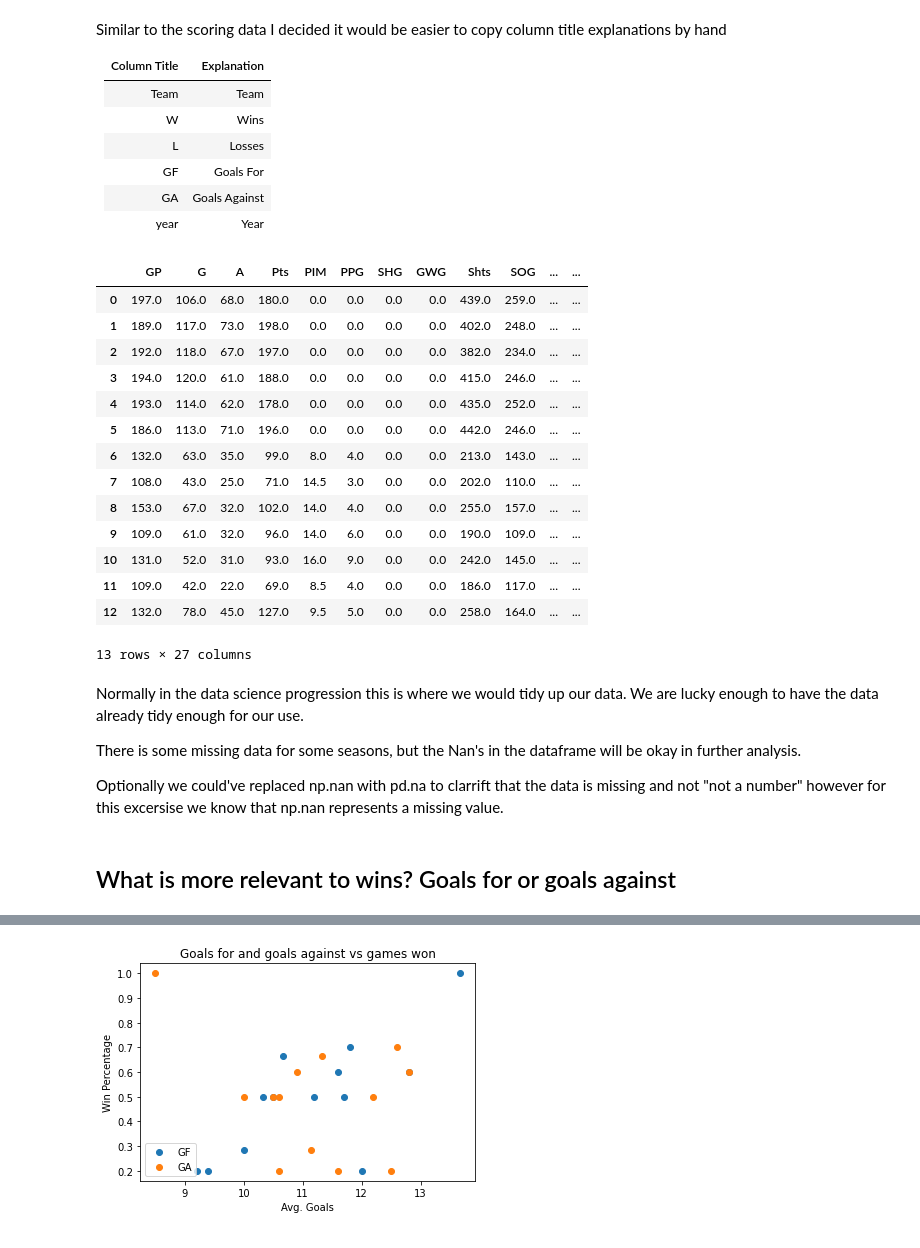
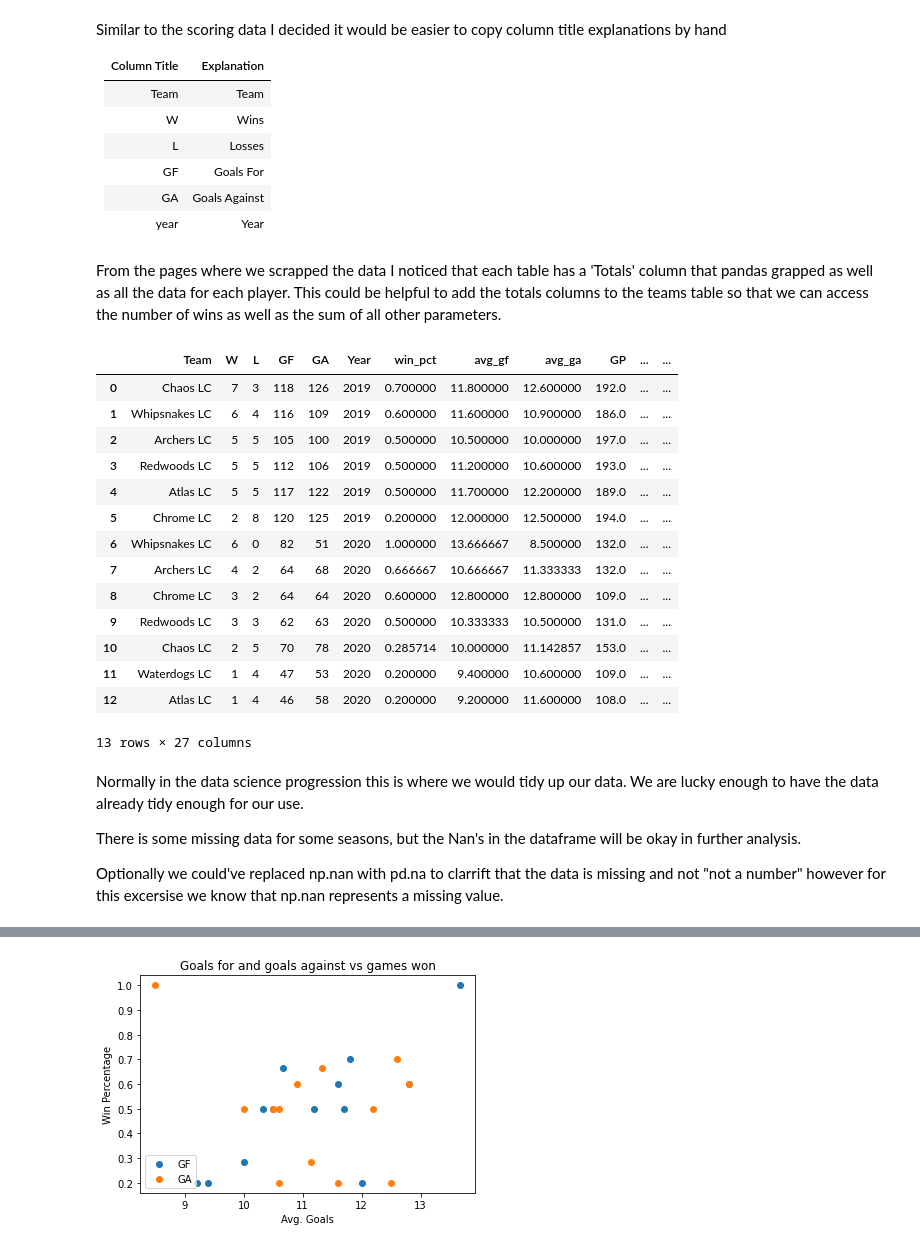
Before and after one commit to jpperret/how-to-win-pll-games, a Jupyter notebook: notebooks/how-to-win-pll-games.ipynb, the cells around one changed output, grey strips where cells are left out. Drawn from its saved outputs; the diff is of its cells as text; code cells hidden in the pictures.

```diff
--- a/notebooks/how-to-win-pll-games.ipynb
+++ b/notebooks/how-to-win-pll-games.ipynb
@@ -202,31 +155,43 @@ Similar to the scoring data I decided it would be easier to copy column title ex
 | GF | Goals For |
 | GA | Goals Against |
 | year | Year |
+# %% [markdown]
+From the pages where we scrapped the data I noticed that each table has a 'Totals' column that pandas grapped as well as all the data for each player. This could be helpful to add the totals columns to the teams table so that we can access the number of wins as well as the sum of all other parameters.
 # %%
-teams_df = players_df.loc[players_df['Player'] == 'Totals']
-teams_df = teams_df.dropna(axis=1, how='all')
-teams_df = teams_df.drop(teams_df.loc[teams_df['Team'] == 'Waterdogs LC'].loc[teams_df['Year'] == 2019].index, axis=0)
-teams_df = teams_df.drop(['Player'], axis=1)
-teams_df = teams_df.merge(standings, on=['Team', 'Year'])
+# start by selecting all the rows where the player name is 'Totals'
+totals_df = players_df.loc[players_df['Player'] == 'Totals']
 
+# Drop any columns where the entire column is empty (ie the position column)
+totals_df = totals_df.dropna(axis=1, how='all')
+
+# Drop the 2019 waterdogs (they didnt exist)
+totals_df = totals_df.drop(teams_df.loc[teams_df['Team'] == 'Waterdogs LC'].loc[teams_df['Year'] == 2019].index, axis=0)
+
+# Drop the playername column (each row is 'Totals')
+totals_df = totals_df.drop(['Player'], axis=1)
+
+# Add the totals data to the df where team and year match
+teams_df = teams_df.merge(totals_df, on=['Team', 'Year'])
+
+# don't need the totals rolls in the players df anymore
 players_df.drop(players_df.loc[players_df['Player'] == 'Totals'].index, axis=0, inplace=True)
 
 teams_df
 # %% [output]
-|  | GP | G | A | Pts | PIM | PPG | SHG | GWG | Shts | SOG | ... | ... |
-| 0 | 197.0 | 106.0 | 68.0 | 180.0 | 0.0 | 0.0 | 0.0 | 0.0 | 439.0 | 259.0 | ... | ... |
-| 1 | 189.0 | 117.0 | 73.0 | 198.0 | 0.0 | 0.0 | 0.0 | 0.0 | 402.0 | 248.0 | ... | ... |
-| 2 | 192.0 | 118.0 | 67.0 | 197.0 | 0.0 | 0.0 | 0.0 | 0.0 | 382.0 | 234.0 | ... | ... |
-| 3 | 194.0 | 120.0 | 61.0 | 188.0 | 0.0 | 0.0 | 0.0 | 0.0 | 415.0 | 246.0 | ... | ... |
-| 4 | 193.0 | 114.0 | 62.0 | 178.0 | 0.0 | 0.0 | 0.0 | 0.0 | 435.0 | 252.0 | ... | ... |
-| 5 | 186.0 | 113.0 | 71.0 | 196.0 | 0.0 | 0.0 | 0.0 | 0.0 | 442.0 | 246.0 | ... | ... |
-| 6 | 132.0 | 63.0 | 35.0 | 99.0 | 8.0 | 4.0 | 0.0 | 0.0 | 213.0 | 143.0 | ... | ... |
-| 7 | 108.0 | 43.0 | 25.0 | 71.0 | 14.5 | 3.0 | 0.0 | 0.0 | 202.0 | 110.0 | ... | ... |
-| 8 | 153.0 | 67.0 | 32.0 | 102.0 | 14.0 | 4.0 | 0.0 | 0.0 | 255.0 | 157.0 | ... | ... |
-| 9 | 109.0 | 61.0 | 32.0 | 96.0 | 14.0 | 6.0 | 0.0 | 0.0 | 190.0 | 109.0 | ... | ... |
-| 10 | 131.0 | 52.0 | 31.0 | 93.0 | 16.0 | 9.0 | 0.0 | 0.0 | 242.0 | 145.0 | ... | ... |
-| 11 | 109.0 | 42.0 | 22.0 | 69.0 | 8.5 | 4.0 | 0.0 | 0.0 | 186.0 | 117.0 | ... | ... |
-| 12 | 132.0 | 78.0 | 45.0 | 127.0 | 9.5 | 5.0 | 0.0 | 0.0 | 258.0 | 164.0 | ... | ... |
+|  | Team | W | L | GF | GA | Year | win_pct | avg_gf | avg_ga | GP | ... | ... |
+| 0 | Chaos LC | 7 | 3 | 118 | 126 | 2019 | 0.700000 | 11.800000 | 12.600000 | 192.0 | ... | ... |
+| 1 | Whipsnakes LC | 6 | 4 | 116 | 109 | 2019 | 0.600000 | 11.600000 | 10.900000 | 186.0 | ... | ... |
+| 2 | Archers LC | 5 | 5 | 105 | 100 | 2019 | 0.500000 | 10.500000 | 10.000000 | 197.0 | ... | ... |
+| 3 | Redwoods LC | 5 | 5 | 112 | 106 | 2019 | 0.500000 | 11.200000 | 10.600000 | 193.0 | ... | ... |
+| 4 | Atlas LC | 5 | 5 | 117 | 122 | 2019 | 0.500000 | 11.700000 | 12.200000 | 189.0 | ... | ... |
+| 5 | Chrome LC | 2 | 8 | 120 | 125 | 2019 | 0.200000 | 12.000000 | 12.500000 | 194.0 | ... | ... |
+| 6 | Whipsnakes LC | 6 | 0 | 82 | 51 | 2020 | 1.000000 | 13.666667 | 8.500000 | 132.0 | ... | ... |
+| 7 | Archers LC | 4 | 2 | 64 | 68 | 2020 | 0.666667 | 10.666667 | 11.333333 | 132.0 | ... | ... |
+| 8 | Chrome LC | 3 | 2 | 64 | 64 | 2020 | 0.600000 | 12.800000 | 12.800000 | 109.0 | ... | ... |
+| 9 | Redwoods LC | 3 | 3 | 62 | 63 | 2020 | 0.500000 | 10.333333 | 10.500000 | 131.0 | ... | ... |
+| 10 | Chaos LC | 2 | 5 | 70 | 78 | 2020 | 0.285714 | 10.000000 | 11.142857 | 153.0 | ... | ... |
+| 11 | Waterdogs LC | 1 | 4 | 47 | 53 | 2020 | 0.200000 | 9.400000 | 10.600000 | 109.0 | ... | ... |
+| 12 | Atlas LC | 1 | 4 | 46 | 58 | 2020 | 0.200000 | 9.200000 | 11.600000 | 108.0 | ... | ... |
 13 rows × 27 columns
 # %% [markdown]
 Normally in the data science progression this is where we would tidy up our data. We are lucky enough to have the data already tidy enough for our use.
@@ -234,5 +199,3 @@ Normally in the data science progression this is where we would tidy up our data
 There is some missing data for some seasons, but the Nan's in the dataframe will be okay in further analysis.
 
 Optionally we could've replaced np.nan with pd.na to clarrift that the data is missing and not "not a number" however for this excersise we know that np.nan represents a missing value.
-# %% [markdown]
-## What is more relevant to wins? Goals for or goals against
```
Also changed, not shown: parts of 14 cells of this notebook.
